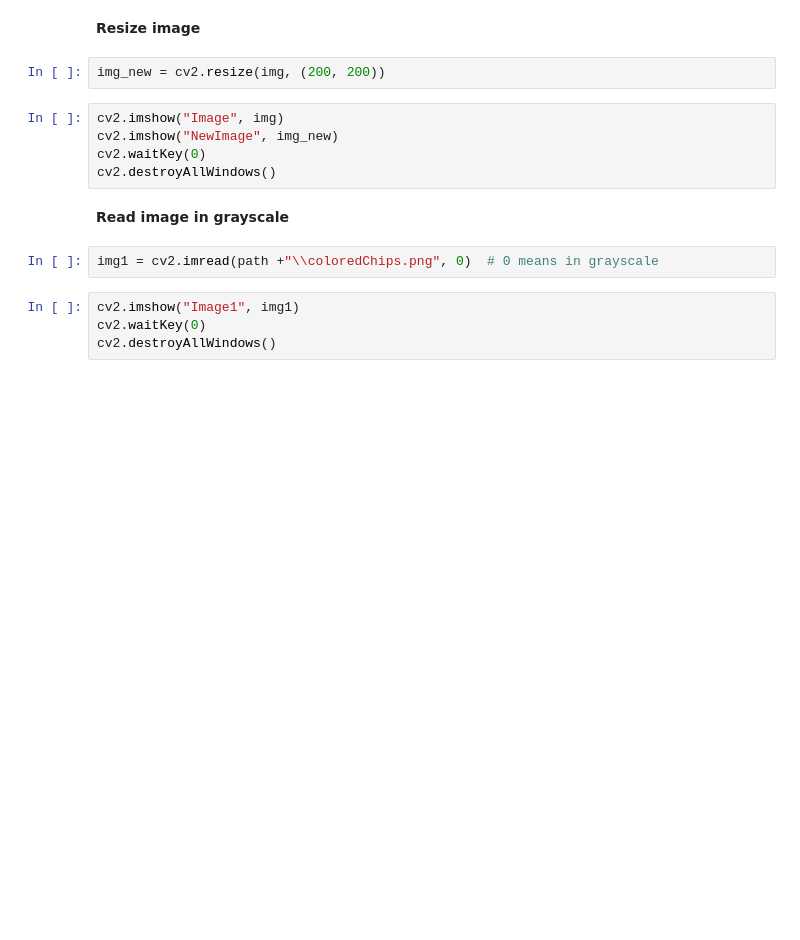
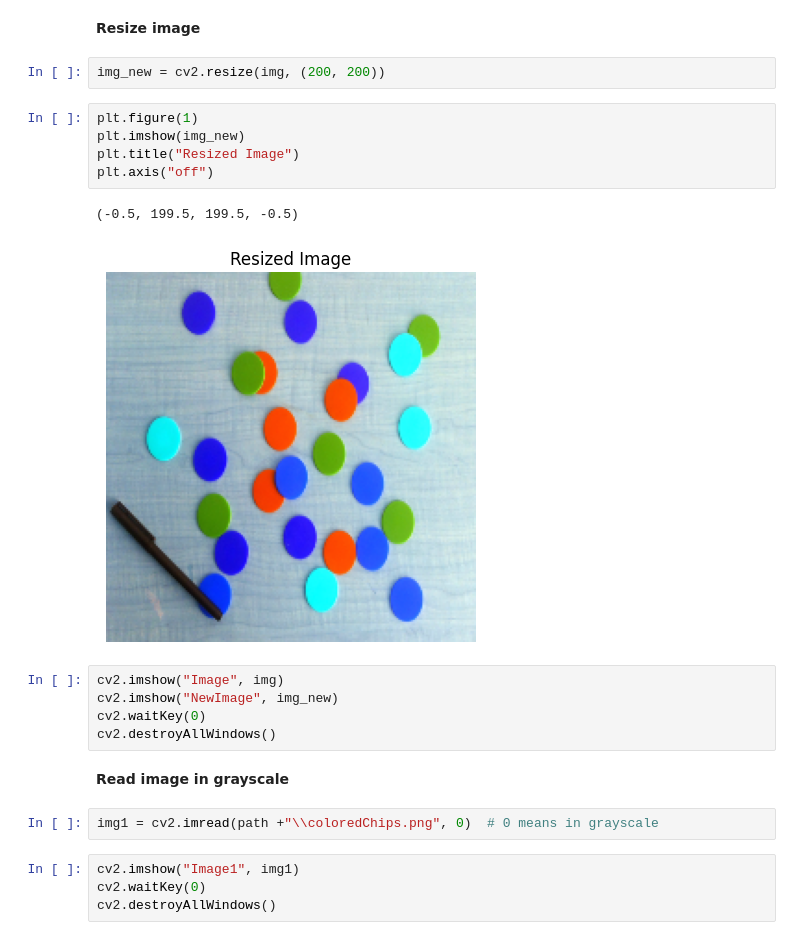
Before and after one commit to ZiaUrRehman-bit/Computer-Vision-Course, a Jupyter notebook: Lab 01/01_BasicComputerVision.ipynb, the cells around one changed output. Saved outputs shown, nothing was run; the diff lists cells and outputs as text; blank space fills up the shorter version.

```diff
--- a/Lab 01/01_BasicComputerVision.ipynb
+++ b/Lab 01/01_BasicComputerVision.ipynb
@@ -56,6 +66,14 @@ cv2.destroyAllWindows()
 **Resize image**
 # %%
 img_new = cv2.resize(img, (200, 200))
+# %%
+plt.figure(1)
+plt.imshow(img_new)
+plt.title("Resized Image")
+plt.axis("off")
+# %% [output]
+(-0.5, 199.5, 199.5, -0.5)
+[figure, added]
 # %%
 cv2.imshow("Image", img)
 cv2.imshow("NewImage", img_new)
```
Also changed, not shown: parts of 7 cells of this notebook, 1 other file.
